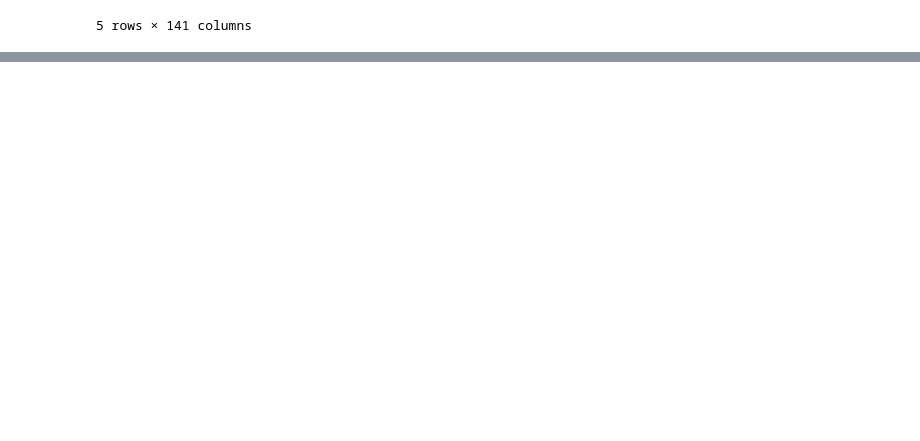
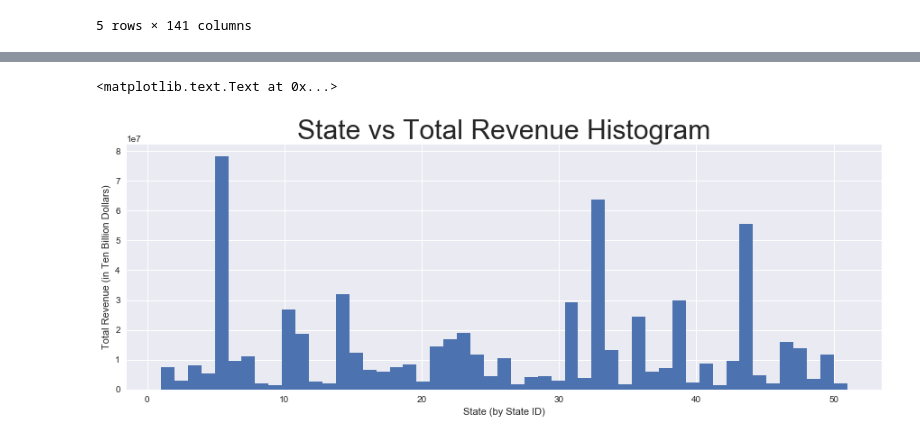
Before and after one commit to chao-norman/DSD-Data-Cleaning-and-Visualization, a Jupyter notebook: Code/School District Data Analysis.ipynb, the cells around one changed output, grey strips where cells are left out. Saved outputs shown, nothing was run; the diff lists cells and outputs as text; code cells hidden in the pictures; blank space fills up the shorter version.

```diff
--- a/Code/School District Data Analysis.ipynb
+++ b/Code/School District Data Analysis.ipynb
@@ -146,0 +113,17 @@ sns.jointplot(SchoolDistShort.TOTALREV, SchoolDistShort._19H, xlim=(0, 0.4e7), y
+# %%
+# Summing up all TOTALREV for schools in each state
+totalrev_dict = defaultdict(lambda:0)
+for index, row in SchoolFinanceShort.iterrows():
+    totalrev_dict[row.STATE] += row.TOTALREV
+sorted_by_state = sorted(totalrev_dict.items())
+state, total_rev = zip(*sorted_by_state)
+# %%
+# Histogram of State vs Total Revenue
+plt.figure(figsize=(15, 5))
+plt.hist(state, weights=total_rev, bins=len(state))
+plt.title("State vs Total Revenue Histogram", fontsize=30)
+plt.ylabel('Total Revenue (in Ten Billion Dollars)')
+plt.xlabel('State (by State ID)')
+# %% [output]
+<matplotlib.text.Text at 0x...>
+[figure, added]
```
Also changed, not shown: parts of 46 cells of this notebook.
